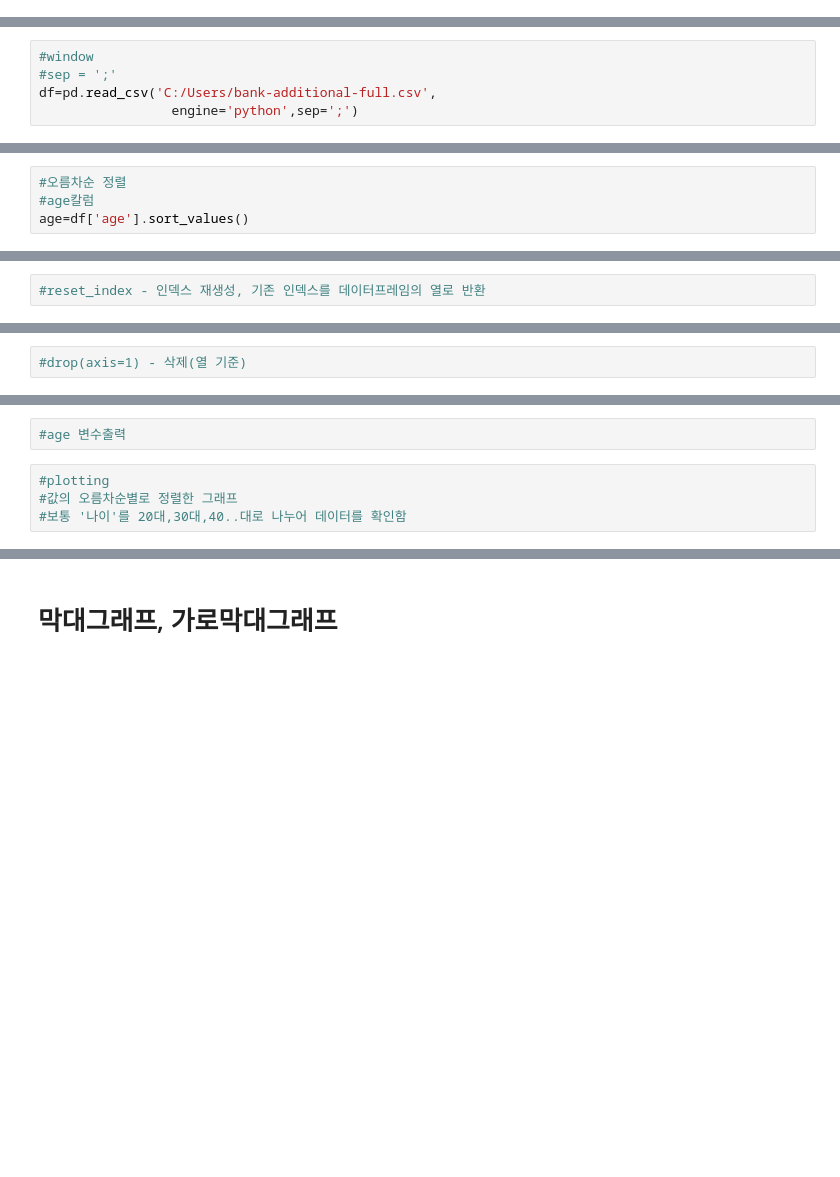
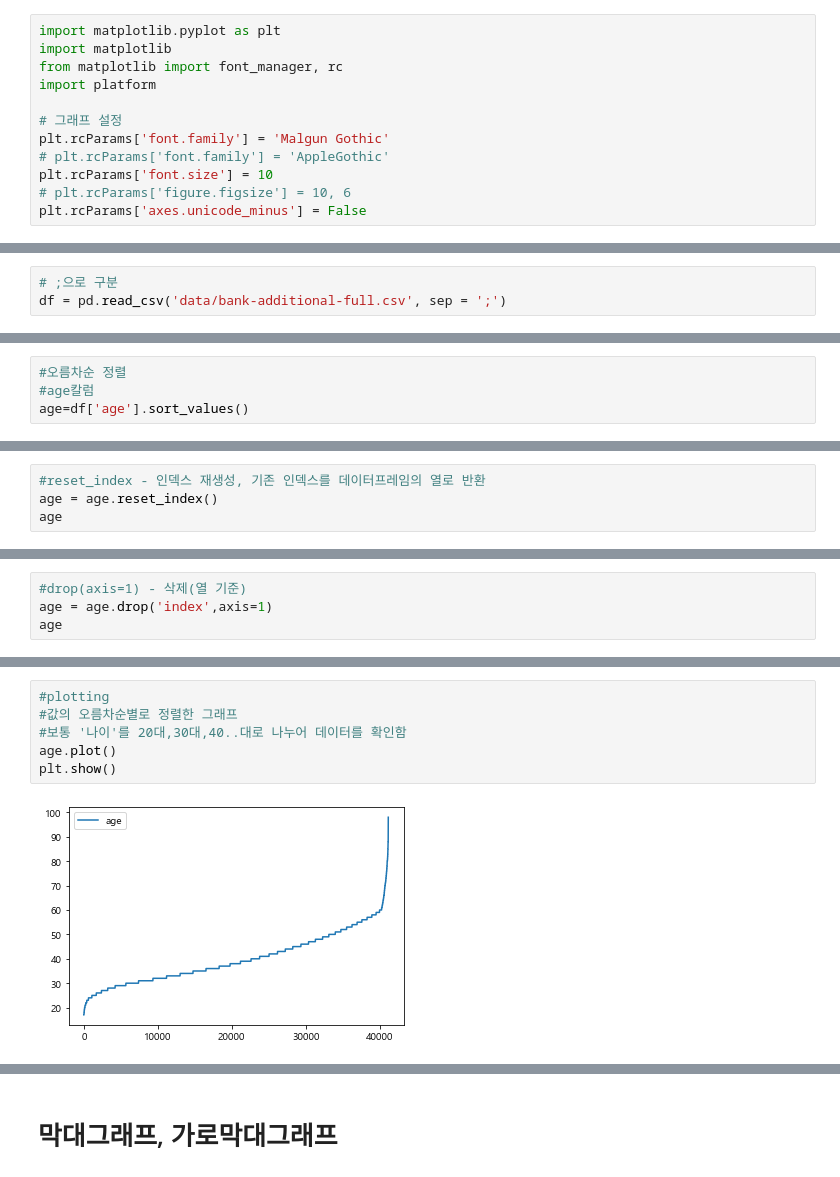
Before and after one commit to dch9610/Data-arrangement, a Jupyter notebook: 온라인 강의/프로젝트 실습/01.광고 데이터를 활용한 데이터 분석/02.고객 데이터 분석.ipynb, the cells around one changed output, grey strips where cells are left out. Saved outputs shown, nothing was run; the diff lists cells and outputs as text; blank space fills up the shorter version.

```diff
--- a/온라인 강의/프로젝트 실습/01.광고 데이터를 활용한 데이터 분석/02.고객 데이터 분석.ipynb
+++ b/온라인 강의/프로젝트 실습/01.광고 데이터를 활용한 데이터 분석/02.고객 데이터 분석.ipynb
@@ -67,3 +46,15 @@ matplotlib.rcParams['axes.unicode_minus'] = False
+# %%
+import matplotlib.pyplot as plt
+import matplotlib
+from matplotlib import font_manager, rc
+import platform
+
+# 그래프 설정
+plt.rcParams['font.family'] = 'Malgun Gothic'
+# plt.rcParams['font.family'] = 'AppleGothic'
+plt.rcParams['font.size'] = 10
+# plt.rcParams['figure.figsize'] = 10, 6
+plt.rcParams['axes.unicode_minus'] = False
 # %% [markdown]
 # 데이터불러오기
  파일명 : bank-additional-full.csv
@@ -90,7 +63,5 @@ df=pd.read_csv('/users/junghs/bank-additional-full.csv')
 - 콜론으로 구분된 데이터<br>
 ![bank%EB%8D%B0%EC%9D%B4%ED%84%B0.JPG](attachment:bank%EB%8D%B0%EC%9D%B4%ED%84%B0.JPG)
 # %%
-#window
-#sep = ';'
-df=pd.read_csv('C:/Users/bank-additional-full.csv',
-                 engine='python',sep=';')
+# ;으로 구분
+df = pd.read_csv('data/bank-additional-full.csv', sep = ';')
@@ -149,2 +245,4 @@ age=df['age'].sort_values()
 # %%
 #reset_index - 인덱스 재생성, 기존 인덱스를 데이터프레임의 열로 반환
+age = age.reset_index()
+age
@@ -153,2 +263,4 @@ age=df['age'].sort_values()
 # %%
 #drop(axis=1) - 삭제(열 기준)
+age = age.drop('index',axis=1)
+age
@@ -155,8 +281,10 @@ age=df['age'].sort_values()
-# %%
-#age 변수출력
 # %%
 #plotting
 #값의 오름차순별로 정렬한 그래프
 #보통 '나이'를 20대,30대,40..대로 나누어 데이터를 확인함
+age.plot()
+plt.show()
+# %% [output]
+[figure, added]
 # %%
 #계급간 빈도를 나타내주는 히스토그램
```
Also changed, not shown: parts of 73 cells of this notebook.
